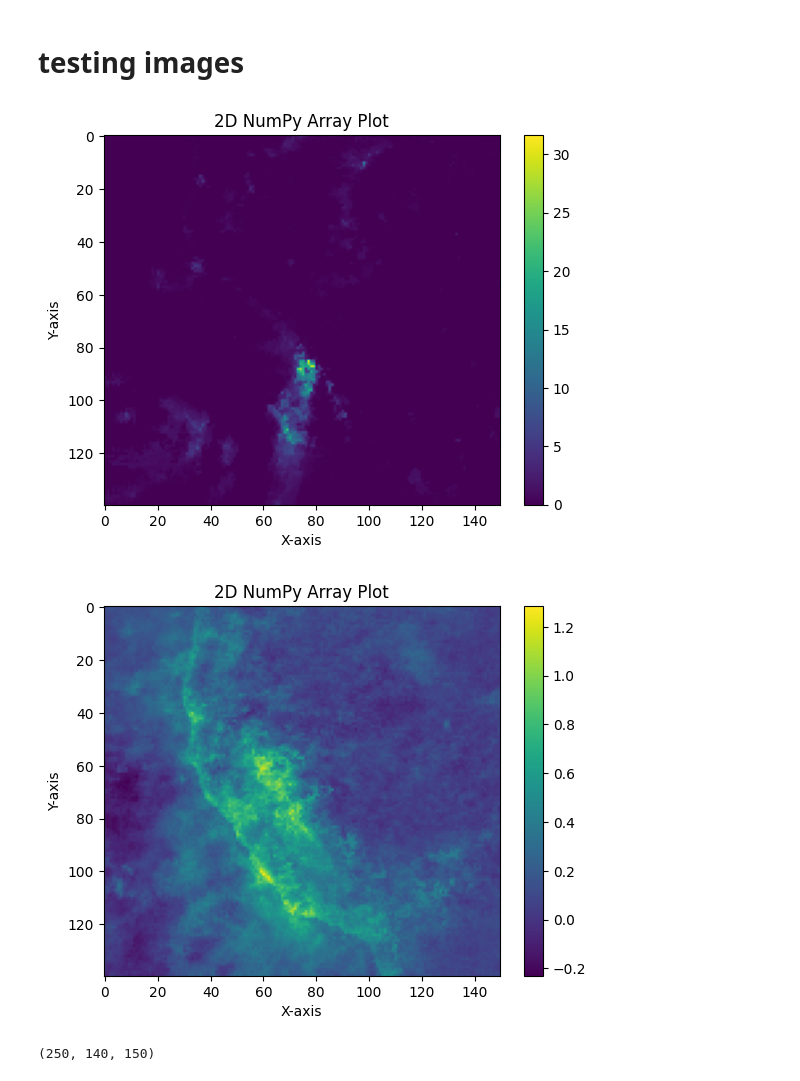
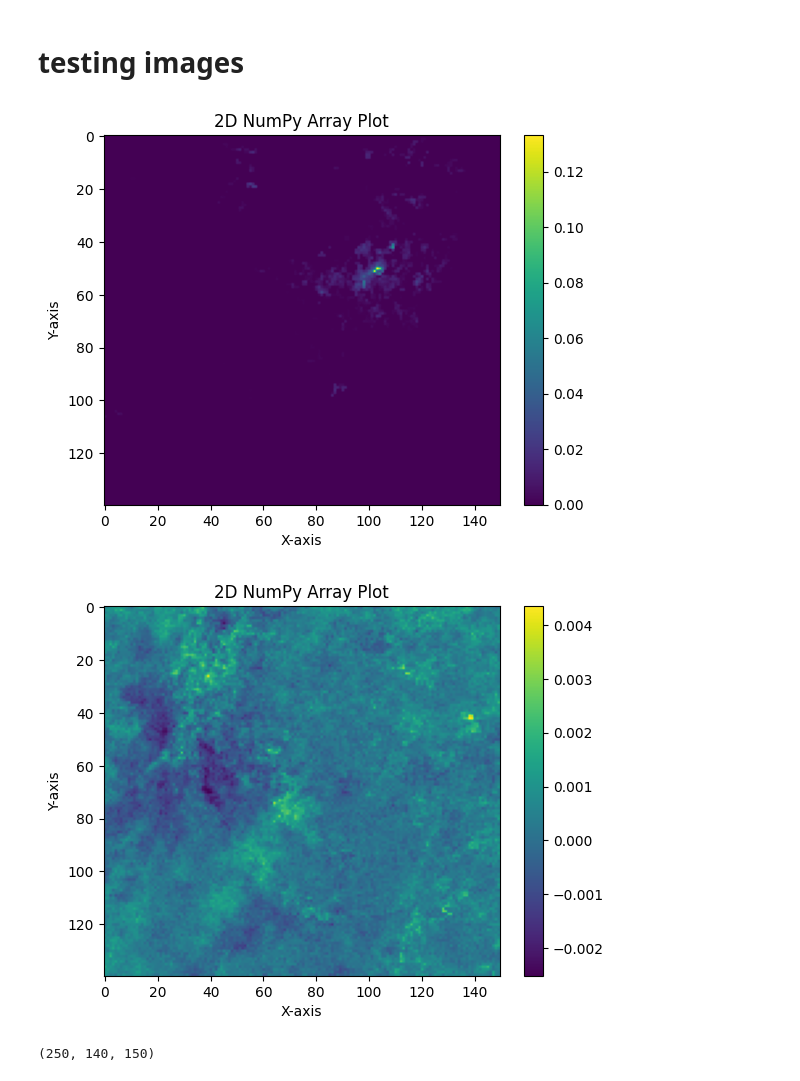
Before and after one commit to nathanschen/JIFRESSEproj5, a Jupyter notebook: code/cnn2.ipynb, the cells around one changed output. Drawn from its saved outputs; the diff is of its cells as text; code cells hidden in the pictures.

Commit message:
images produced

```diff
--- a/code/cnn2.ipynb
+++ b/code/cnn2.ipynb
@@ -218,7 +218,7 @@ imerg_mean.shape
 (10224,)
 # %%
 # combined_array = np.stack((aod00_normal, pwv00_normal, cw00_normal, pwv12_normal, cw12_normal), axis=-1)
-combined_array = np.stack((aod00_normal, pwv00_normal, cw00_normal, pwv12_normal, cw12_normal, tk200_normal, tk212_normal), axis=-1)
+combined_array = np.stack((aod00_normal, pwv00_normal, cw00_normal, pwv12_normal, cw12_normal), axis=-1)
 
 combined_array.shape
 # %% [output]
@@ -414,7 +422,7 @@ print(subset_test_output[100], testing[100])
 # %% [markdown]
 # testing images
 # %%
-plt.imshow(subset_test_output[150, :, :], cmap='viridis')  # You can choose different colormaps like 'gray', 'hot', etc.
+plt.imshow(subset_test_output[160, :, :], cmap='viridis')  # You can choose different colormaps like 'gray', 'hot', etc.
 plt.colorbar()  # Add a colorbar to show the scale
 plt.title("2D NumPy Array Plot")
 #plt.gca().invert_yaxis()
@@ -423,18 +431,18 @@ plt.xlabel("X-axis")
 plt.ylabel("Y-axis")
 plt.show()
 # %% [output]
-[figure, old version]
+[figure, new version]
 # %%
-plt.imshow(testing[150, :, :], cmap='viridis')  # You can choose different colormaps like 'gray', 'hot', etc.
+plt.imshow(testing[160, :, :], cmap='viridis')  # You can choose different colormaps like 'gray', 'hot', etc.
 plt.colorbar()  # Add a colorbar to show the scale
 plt.title("2D NumPy Array Plot")
 #plt.gca().invert_yaxis()
 #plt.gca().invert_xaxis()
 plt.xlabel("X-axis")
 plt.ylabel("Y-axis")
 plt.show()
 # %% [output]
-[figure, old version]
+[figure, new version]
 # %%
 subset_test_output[:250].shape
 # %% [output]
```
Also changed, not shown: parts of 5 cells of this notebook.
